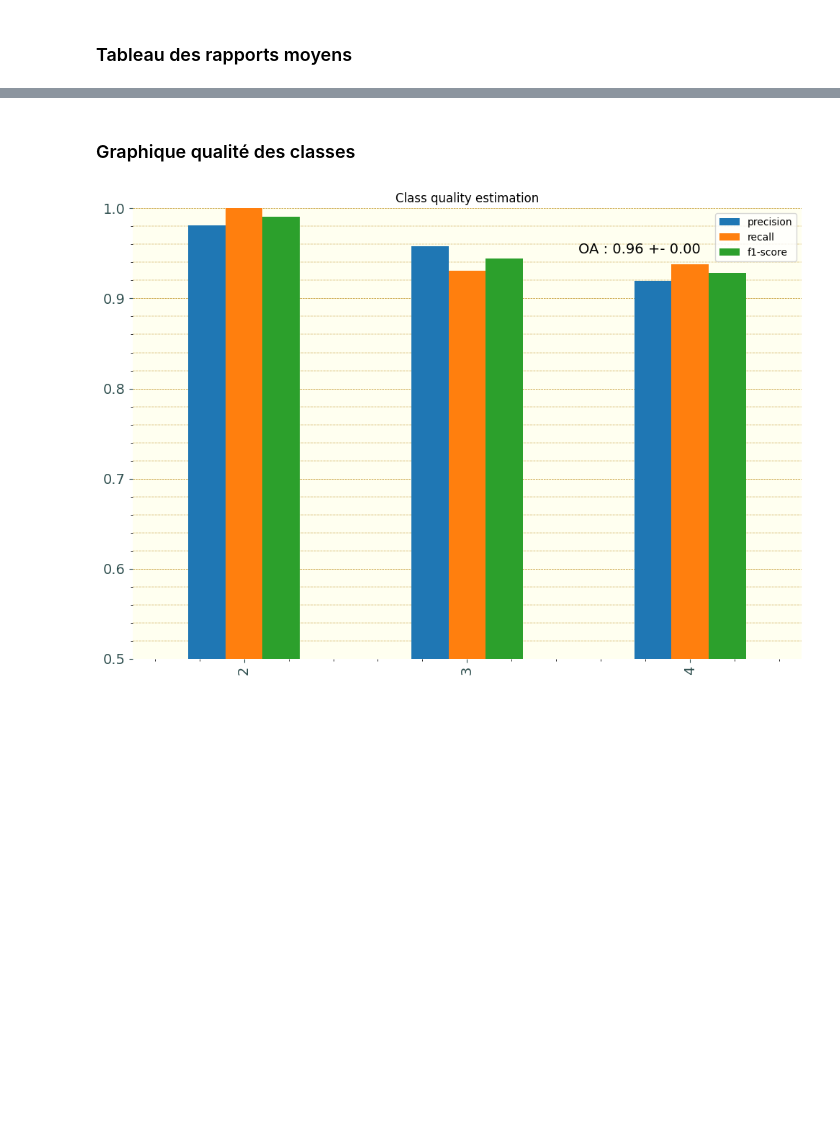
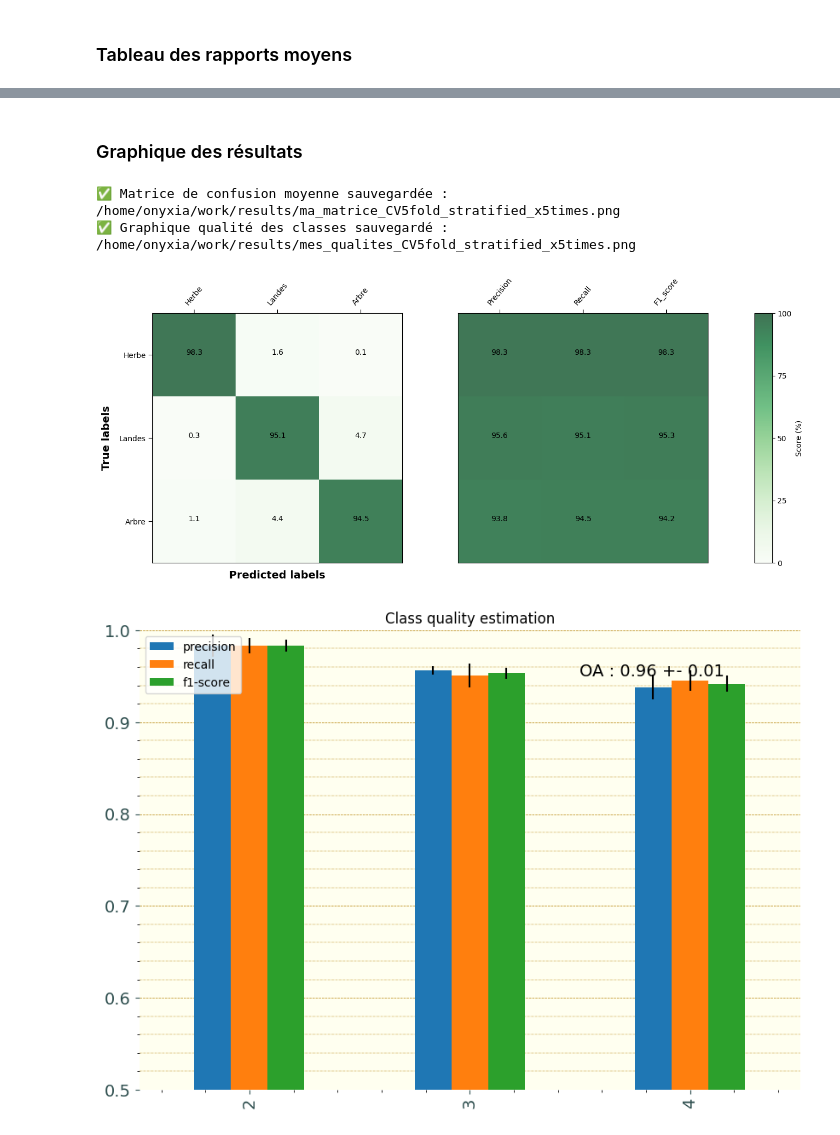
Before and after one commit to diallodjiby/projet_teledectection_DIALLO_Djiby, a Jupyter notebook: projet_telea_DIALLO_Djiby.ipynb, the cells around one changed output, grey strips where cells are left out. Cells and saved outputs as stored; diff of their text form; code cells hidden in the pictures; blank space fills up the shorter version.

```diff
--- a/projet_telea_DIALLO_Djiby.ipynb
+++ b/projet_telea_DIALLO_Djiby.ipynb
@@ -548,9 +632,17 @@ plt.show()
 # %% [markdown]
 ### Exactitude globale moyenne + écart-type
 # %%
-list_report = []
+array_report = np.array(list_report)
 
-...
+mean_report = array_report.mean(axis=0)
+std_report  = array_report.std(axis=0)
 
-report = classification_report(Y_test, Y_pred, output_dict=True)
-list_report.append(mf.report_from_dict_to_df(report))
+array_cm = np.array(list_cm)
+mean_cm = array_cm.mean(axis=0)
+
+array_acc = np.array(list_acc)
+mean_accuracy = array_acc.mean()
+std_accuracy = array_acc.std()
+
+print("Accuracy moyenne :", mean_accuracy)
+print("Écart-type accuracy :", std_accuracy)
@@ -607,41 +705,41 @@ plt.show()
 # %% [markdown]
-### Graphique qualité des classes
+### Graphique des résultats
 # %%
-fig, ax = plt.subplots(figsize=(10, 7))
+from libsigma import plots
+import numpy as np
 
-ax = mean_df_report.T.plot.bar(
-    ax=ax,
-    yerr=std_df_report.T,
-    zorder=2
+# =========================
+# Matrice de confusion moyenne
+# =========================
+
+array_cm = np.array(list_cm)
+mean_cm = array_cm.mean(axis=0)
+
+labels = ["Herbe", "Landes", "Arbre"]
+
+plots.plot_cm(
+    mean_cm,
+    labels,
+    out_filename=sortie_matrix,
+    normalize=True
 )
 
-ax.set_ylim(0.5, 1)
+print("✅ Matrice de confusion moyenne sauvegardée :", sortie_matrix)
 
-ax.text(
-    1.5, 0.95,
-    'OA : {:.2f} +- {:.2f}'.format(mean_accuracy, std_accuracy),
-    fontsize=14
+
+# =========================
+# Qualité moyenne des classes
+# =========================
+
+plots.plot_mean_class_quality(
+    list_report,
+    list_acc,
+    out_filename=sortie_qualite
 )
 
-ax.set_title('Class quality estimation')
-
-# style
-ax.set_facecolor('ivory')
-
-ax.spines["top"].set_visible(False)
-ax.spines["right"].set_visible(False)
-ax.spines["bottom"].set_visible(False)
-ax.spines["left"].set_visible(False)
-
-ax.tick_params(axis='x', colors='darkslategrey', labelsize=14)
-ax.tick_params(axis='y', colors='darkslategrey', labelsize=14)
-
-ax.minorticks_on()
-ax.yaxis.grid(which='major', color='darkgoldenrod', linestyle='--', linewidth=0.5)
-ax.yaxis.grid(which='minor', color='darkgoldenrod', linestyle='-.', linewidth=0.3)
-
-plt.tight_layout()
-plt.savefig(sortie_qualite, bbox_inches='tight')
-plt.show()
+print("✅ Graphique qualité des classes sauvegardé :", sortie_qualite)
 # %% [output]
+✅ Matrice de confusion moyenne sauvegardée : /home/onyxia/work/results/ma_matrice_CV5fold_stratified_x5times.png
+✅ Graphique qualité des classes sauvegardé : /home/onyxia/work/results/mes_qualites_CV5fold_stratified_x5times.png
-[figure, old version]
+[figure, new version]
+[figure, added]
```
Also changed, not shown: parts of 26 cells of this notebook, 1 other file.
